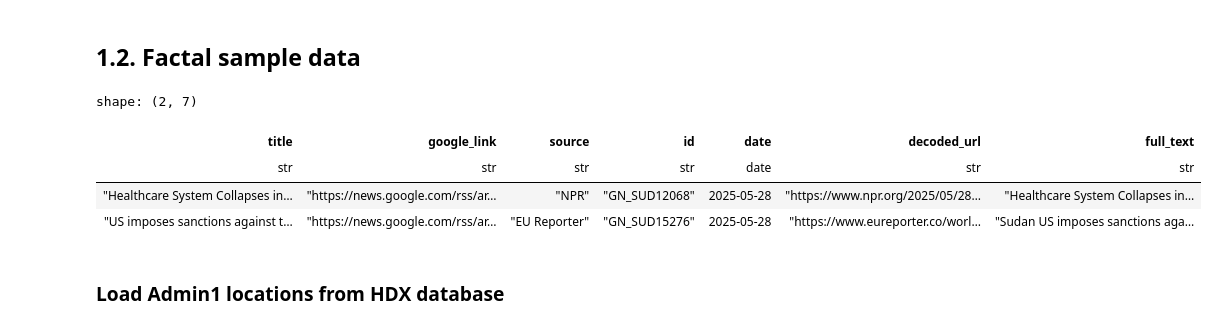
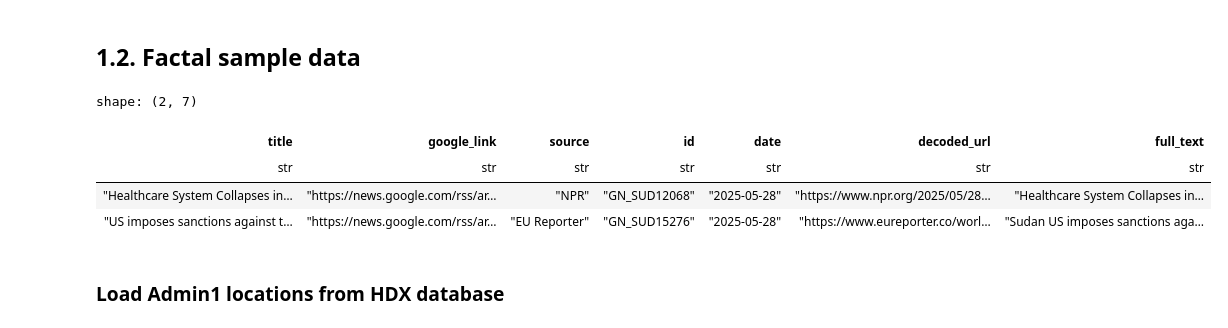
Before and after one commit to pablo-fdz/UN_Conflict_Report, a Jupyter notebook: graphrag_pipeline/example_notebooks/12_example_kg_building_google.ipynb, the cells around one changed output. Cells and saved outputs as stored; diff of their text form; code cells hidden in the pictures.

Commit message:
adapting google news kg building

```diff
--- a/graphrag_pipeline/example_notebooks/12_example_kg_building_google.ipynb
+++ b/graphrag_pipeline/example_notebooks/12_example_kg_building_google.ipynb
@@ -84,21 +74,20 @@ The data is loaded here as a reference, but it is loaded again inside the pipeli
 ## 1.2. Factal sample data
 # %%
 path = r'C:\Users\blanc\OneDrive\Desktop\DSDM\3-TFM\repo\UN_Conflict_Report\graphrag_pipeline\data\google_news\google_news_Sudan_2025-05-01_2025-06-01.parquet'
-df1 = pl.read_parquet(path)
-df1=df1.head(20)
+df = pl.read_parquet(path)
+df = df.head(20)
 
-# # Create an index for each row
-# df1 = df1.with_row_index(name="id", offset=1)
-# # Convert the "id" to a string to ensure it is treated as a document ID
-# df1 = df1.with_columns(pl.col('id').cast(pl.String))
+if df['date'].dtype == pl.Date:
+    # Convert date column to string if it is of type Date
+    df = df.with_columns(pl.col('date').cast(pl.String))
 
-df1.head(2)
+df.head(2)
 # %% [output]
 shape: (2, 7)
 | title | google_link | source | id | date | decoded_url | full_text |
-| str | str | str | str | date | str | str |
-| "Healthcare System Collapses in… | "https://news.google.com/rss/ar… | "NPR" | "GN_SUD12068" | 2025-05-28 | "https://www.npr.org/2025/05/28… | "Healthcare System Collapses in… |
-| "US imposes sanctions against t… | "https://news.google.com/rss/ar… | "EU Reporter" | "GN_SUD15276" | 2025-05-28 | "https://www.eureporter.co/worl… | "Sudan US imposes sanctions aga… |
+| str | str | str | str | str | str | str |
+| "Healthcare System Collapses in… | "https://news.google.com/rss/ar… | "NPR" | "GN_SUD12068" | "2025-05-28" | "https://www.npr.org/2025/05/28… | "Healthcare System Collapses in… |
+| "US imposes sanctions against t… | "https://news.google.com/rss/ar… | "EU Reporter" | "GN_SUD15276" | "2025-05-28" | "https://www.eureporter.co/worl… | "Sudan US imposes sanctions aga… |
 # %% [markdown]
 ### Load Admin1 locations from HDX database
 # %% [markdown]
```
Also changed, not shown: parts of 5 cells of this notebook, 2 other files.
